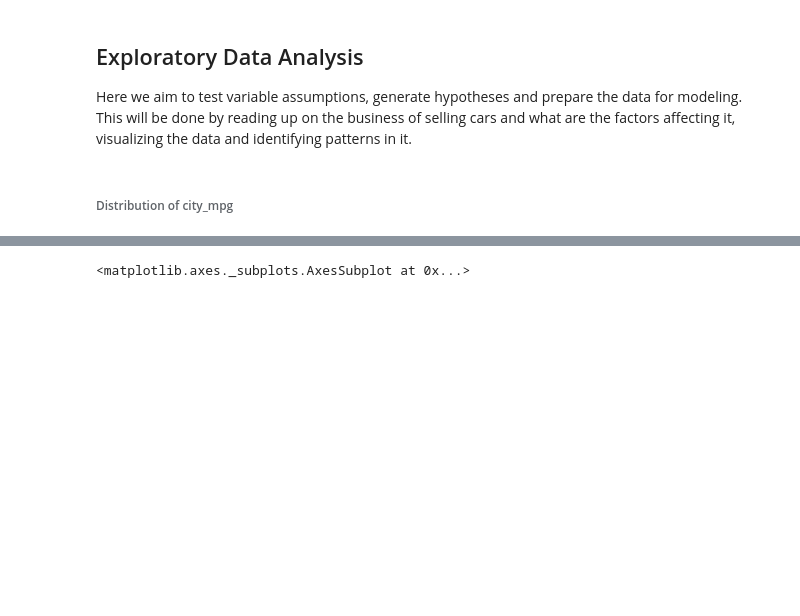
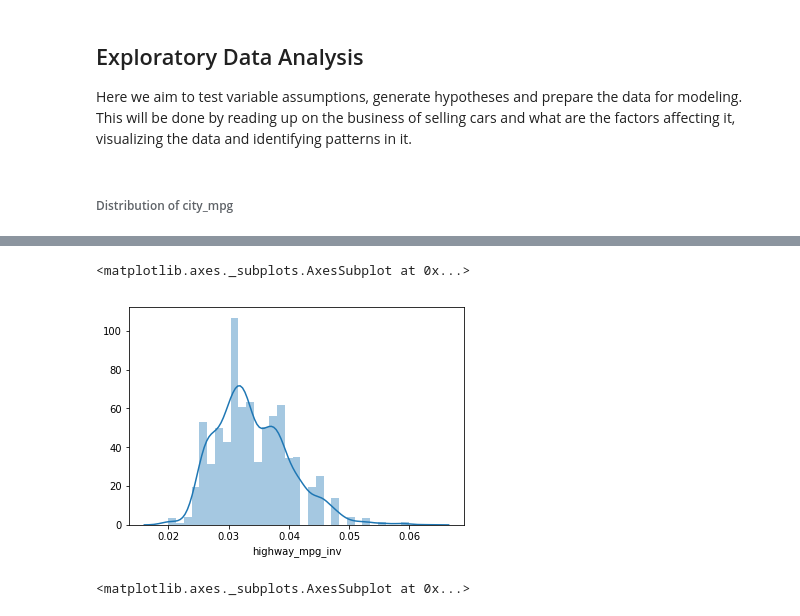
Before and after one commit to hamiltonchangcodes/Used_Car_Linear_Regression_Prediction, a Jupyter notebook: 03_EDA.ipynb, the cells around one changed output, grey strips where cells are left out. Drawn from its saved outputs; the diff is of its cells as text; code cells hidden in the pictures; blank space fills up the shorter version.

```diff
--- a/03_EDA.ipynb
+++ b/03_EDA.ipynb
@@ -183,3 +178,8 @@ Here we aim to test variable assumptions, generate hypotheses and prepare the da
+# %%
+sns.distplot(df.highway_mpg_inv)
+# %% [output]
+<matplotlib.axes._subplots.AxesSubplot at 0x...>
+[figure, added]
 # %%
 sns.distplot(df.city_mpg)
 # %% [output]
```
Also changed, not shown: parts of 3 cells of this notebook.
